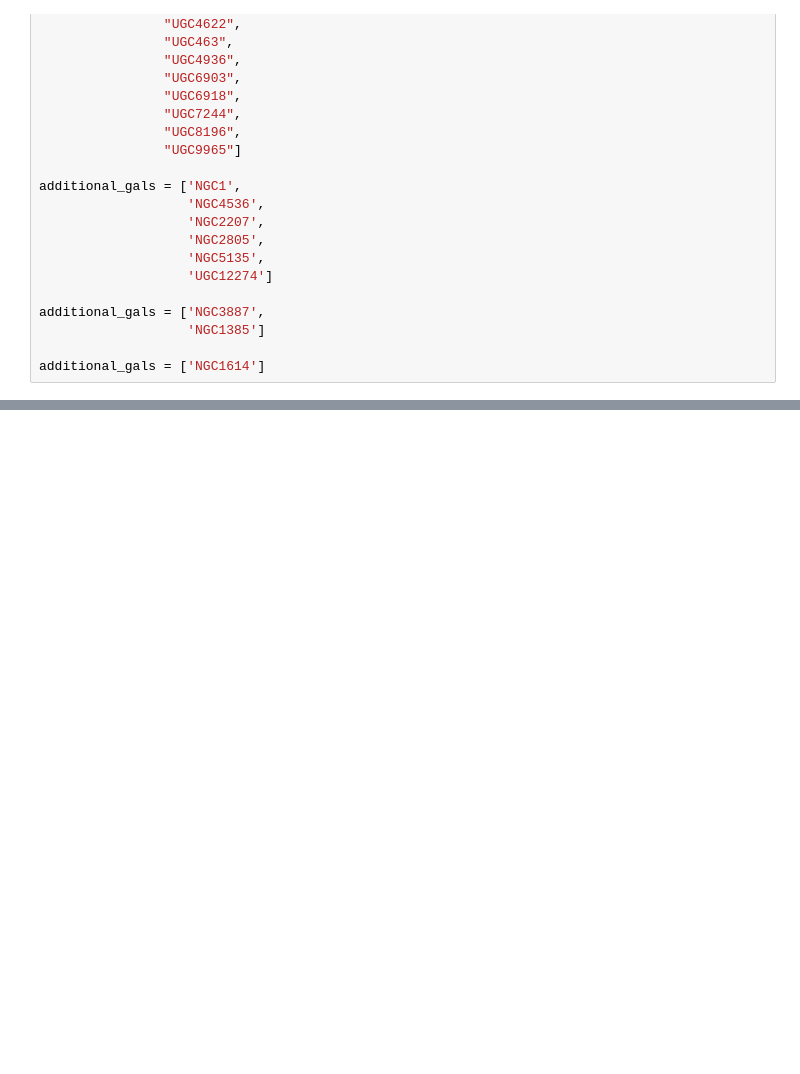
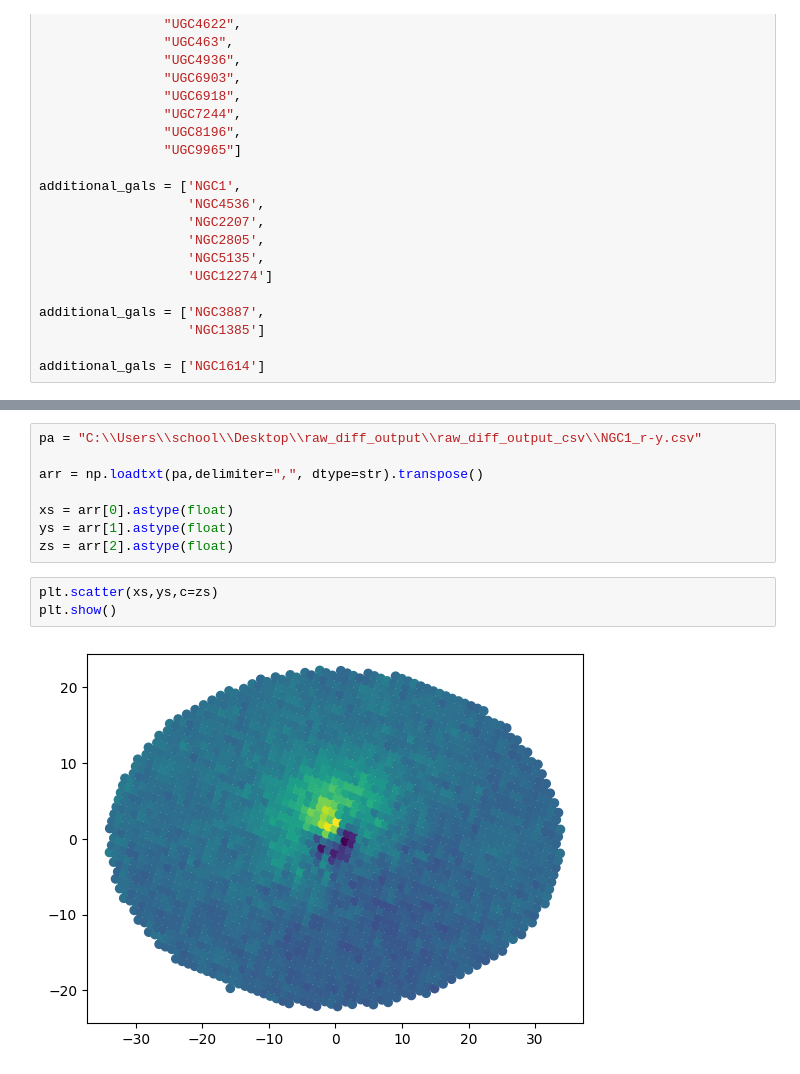
Before and after one commit to cora-schallock/gofher, a Jupyter notebook: examples/output_raw_difference_values.ipynb, the cells around one changed output, grey strips where cells are left out. Saved outputs shown, nothing was run; the diff lists cells and outputs as text; blank space fills up the shorter version.

```diff
--- a/examples/output_raw_difference_values.ipynb
+++ b/examples/output_raw_difference_values.ipynb
@@ -208,0 +195,13 @@ NGC3346 4 of 317
+# %%
+pa = "C:\\Users\\school\\Desktop\\raw_diff_output\\raw_diff_output_csv\\NGC1_r-y.csv"
+
+arr = np.loadtxt(pa,delimiter=",", dtype=str).transpose()
+
+xs = arr[0].astype(float)
+ys = arr[1].astype(float)
+zs = arr[2].astype(float)
+# %%
+plt.scatter(xs,ys,c=zs)
+plt.show()
+# %% [output]
+[figure, added]
```
Also changed, not shown: parts of 3 cells of this notebook.
